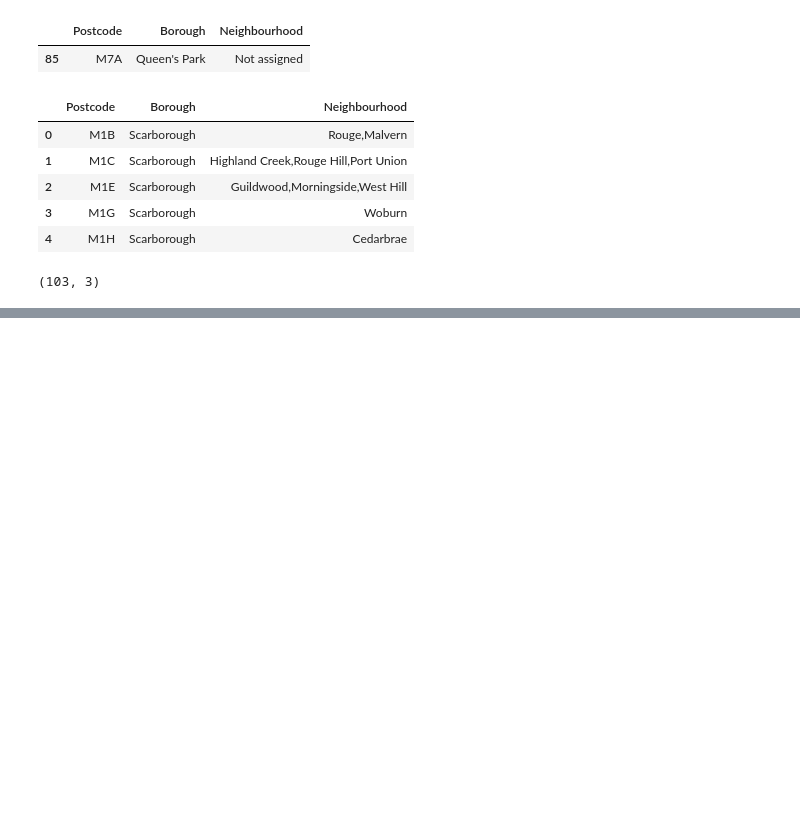
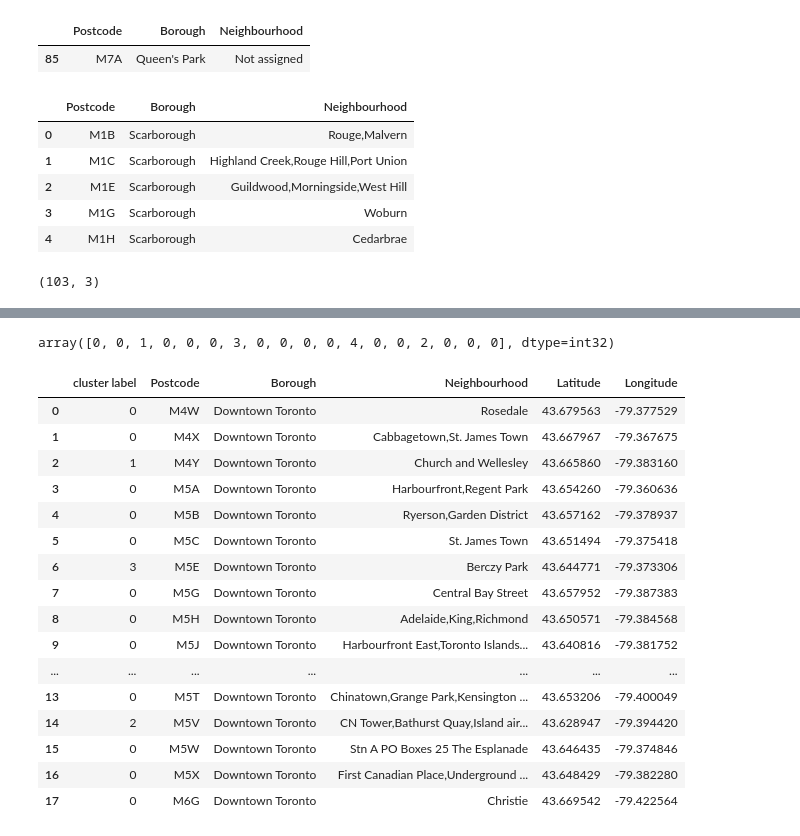
Before and after one commit to Layla1015/clustering-neighbourhood, a Jupyter notebook: Clustering the neignbors for Toronto.ipynb, the cells around one changed output, grey strips where cells are left out. Drawn from its saved outputs; the diff is of its cells as text; code cells hidden in the pictures; blank space fills up the shorter version.

```diff
--- a/Clustering the neignbors for Toronto.ipynb
+++ b/Clustering the neignbors for Toronto.ipynb
@@ -111,0 +425,31 @@ df.shape
+# %%
+# Cluster neighborhood#
+from sklearn.cluster import KMeans
+k=5
+dt_cluster=dt_group.drop('neighborhood',1)
+model=KMeans(5,random_state=1).fit(dt_cluster)
+model.labels_
+# %% [output]
+array([0, 0, 1, 0, 0, 0, 3, 0, 0, 0, 0, 4, 0, 0, 2, 0, 0, 0], dtype=int32)
+# %%
+dt_df.insert(0,'cluster label',model.labels_)
+# %%
+dt_df
+# %% [output]
+|  | cluster label | Postcode | Borough | Neighbourhood | Latitude | Longitude |
+| 0 | 0 | M4W | Downtown Toronto | Rosedale | 43.679563 | -79.377529 |
+| 1 | 0 | M4X | Downtown Toronto | Cabbagetown,St. James Town | 43.667967 | -79.367675 |
+| 2 | 1 | M4Y | Downtown Toronto | Church and Wellesley | 43.665860 | -79.383160 |
+| 3 | 0 | M5A | Downtown Toronto | Harbourfront,Regent Park | 43.654260 | -79.360636 |
+| 4 | 0 | M5B | Downtown Toronto | Ryerson,Garden District | 43.657162 | -79.378937 |
+| 5 | 0 | M5C | Downtown Toronto | St. James Town | 43.651494 | -79.375418 |
+| 6 | 3 | M5E | Downtown Toronto | Berczy Park | 43.644771 | -79.373306 |
+| 7 | 0 | M5G | Downtown Toronto | Central Bay Street | 43.657952 | -79.387383 |
+| 8 | 0 | M5H | Downtown Toronto | Adelaide,King,Richmond | 43.650571 | -79.384568 |
+| 9 | 0 | M5J | Downtown Toronto | Harbourfront East,Toronto Islands... | 43.640816 | -79.381752 |
+| ... | ... | ... | ... | ... | ... | ... |
+| 13 | 0 | M5T | Downtown Toronto | Chinatown,Grange Park,Kensington ... | 43.653206 | -79.400049 |
+| 14 | 2 | M5V | Downtown Toronto | CN Tower,Bathurst Quay,Island air... | 43.628947 | -79.394420 |
+| 15 | 0 | M5W | Downtown Toronto | Stn A PO Boxes 25 The Esplanade | 43.646435 | -79.374846 |
+| 16 | 0 | M5X | Downtown Toronto | First Canadian Place,Underground ... | 43.648429 | -79.382280 |
+| 17 | 0 | M6G | Downtown Toronto | Christie | 43.669542 | -79.422564 |
```
Also changed, not shown: parts of 32 cells of this notebook.
